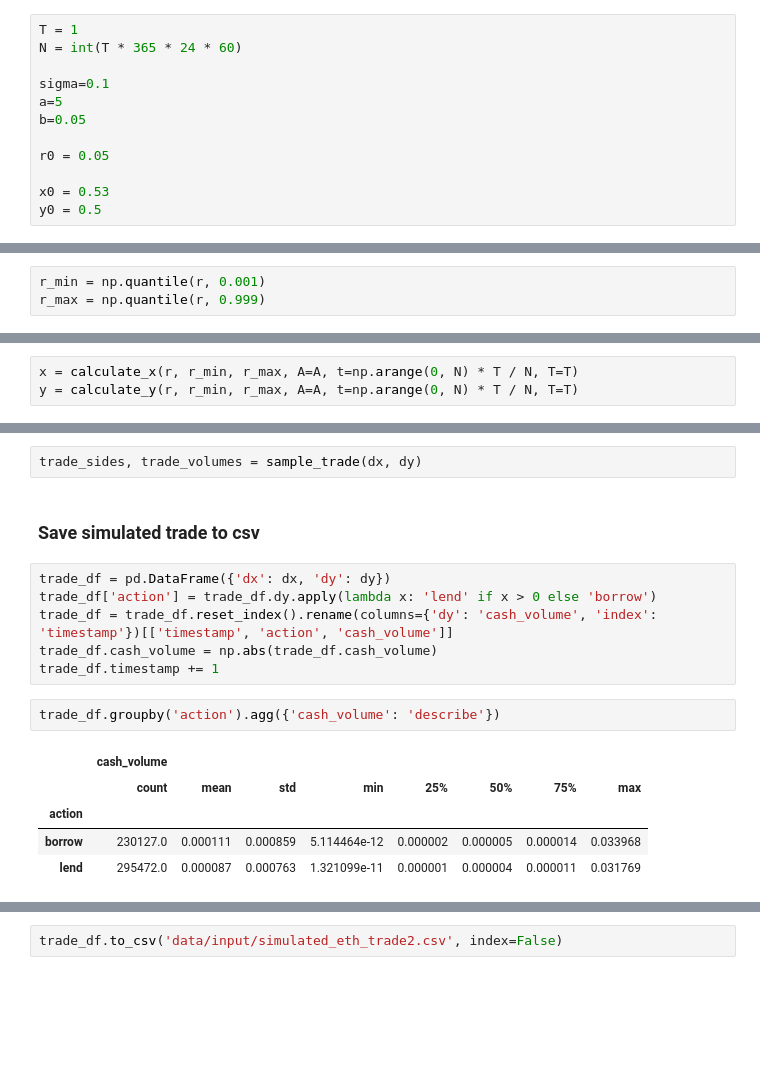
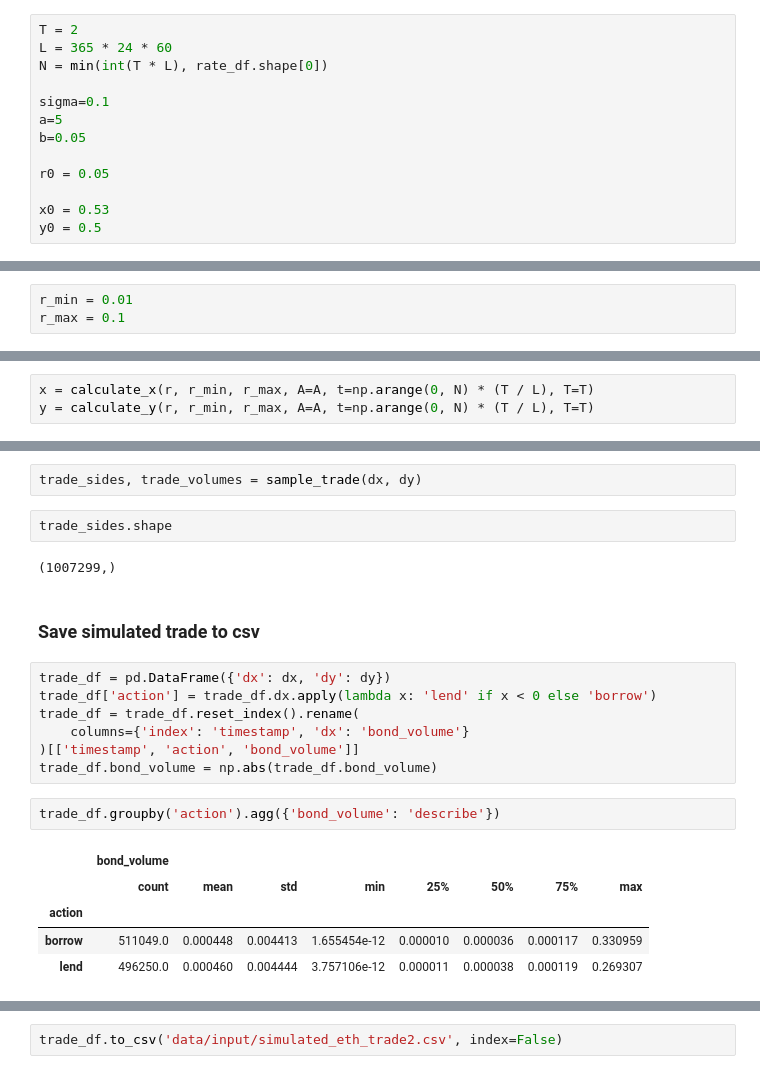
Before and after one commit to khanhtq-stats/bond-amm-research, a Jupyter notebook: notebooks/Fetch Data AAVE.ipynb, the cells around one changed output, grey strips where cells are left out. Saved outputs shown, nothing was run; the diff lists cells and outputs as text; blank space fills up the shorter version.

```diff
--- a/notebooks/Fetch Data AAVE.ipynb
+++ b/notebooks/Fetch Data AAVE.ipynb
@@ -194,8 +196,9 @@ def calculate_y(r, r_min, r_max, A, t, T):
     tau = T - t
     return A * (r_max - r) * np.exp(-(r_max - r)**2 / (2 * (r_max - r_min)) * tau - r * tau)
 # %%
-T = 1
-N = int(T * 365 * 24 * 60)
+T = 2
+L = 365 * 24 * 60
+N = min(int(T * L), rate_df.shape[0])
 
 sigma=0.1
 a=5
@@ -208,8 +211,8 @@ y0 = 0.5
 # %%
 r = rate_df.rate.values[:N]
 # %%
-r_min = np.quantile(r, 0.001)
-r_max = np.quantile(r, 0.999)
+r_min = 0.01
+r_max = 0.1
 # %%
 r_min, r_max
 # %% [output]
@@ -219,3 +226,3 @@ A = y0 / calculate_y(r0, r_min, r_max, A=1, t=0, T=T)
 # %%
-x = calculate_x(r, r_min, r_max, A=A, t=np.arange(0, N) * T / N, T=T)
-y = calculate_y(r, r_min, r_max, A=A, t=np.arange(0, N) * T / N, T=T)
+x = calculate_x(r, r_min, r_max, A=A, t=np.arange(0, N) * (T / L), T=T)
+y = calculate_y(r, r_min, r_max, A=A, t=np.arange(0, N) * (T / L), T=T)
@@ -271,19 +246,24 @@ def sample_trade(dx, dy):
     return trade_side, trade_size
 # %%
 trade_sides, trade_volumes = sample_trade(dx, dy)
+# %%
+trade_sides.shape
+# %% [output]
+(1007299,)
 # %% [markdown]
 ### Save simulated trade to csv
 # %%
 trade_df = pd.DataFrame({'dx': dx, 'dy': dy})
-trade_df['action'] = trade_df.dy.apply(lambda x: 'lend' if x > 0 else 'borrow')
-trade_df = trade_df.reset_index().rename(columns={'dy': 'cash_volume', 'index': 'timestamp'})[['timestamp', 'action', 'cash_volume']]
-trade_df.cash_volume = np.abs(trade_df.cash_volume)
-trade_df.timestamp += 1
+trade_df['action'] = trade_df.dx.apply(lambda x: 'lend' if x < 0 else 'borrow')
+trade_df = trade_df.reset_index().rename(
+    columns={'index': 'timestamp', 'dx': 'bond_volume'}
+)[['timestamp', 'action', 'bond_volume']]
+trade_df.bond_volume = np.abs(trade_df.bond_volume)
 # %%
-trade_df.groupby('action').agg({'cash_volume': 'describe'})
+trade_df.groupby('action').agg({'bond_volume': 'describe'})
 # %% [output]
-|  | cash_volume |  |  |  |  |  |  |  |
+|  | bond_volume |  |  |  |  |  |  |  |
 |  | count | mean | std | min | 25% | 50% | 75% | max |
 | action |  |  |  |  |  |  |  |  |
-| borrow | 230127.0 | 0.000111 | 0.000859 | 5.114464e-12 | 0.000002 | 0.000005 | 0.000014 | 0.033968 |
-| lend | 295472.0 | 0.000087 | 0.000763 | 1.321099e-11 | 0.000001 | 0.000004 | 0.000011 | 0.031769 |
+| borrow | 511049.0 | 0.000448 | 0.004413 | 1.655454e-12 | 0.000010 | 0.000036 | 0.000117 | 0.330959 |
+| lend | 496250.0 | 0.000460 | 0.004444 | 3.757106e-12 | 0.000011 | 0.000038 | 0.000119 | 0.269307 |
```
Also changed, not shown: parts of 32 cells of this notebook, 9 other files.
